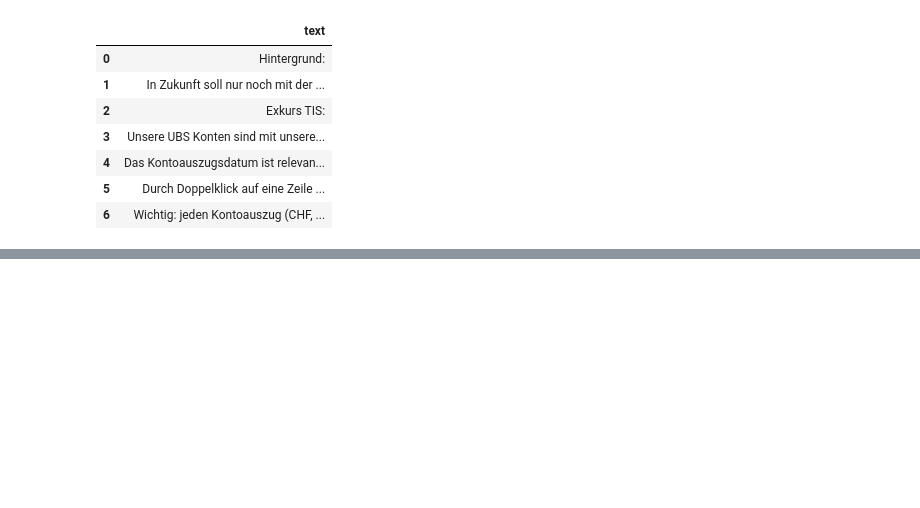
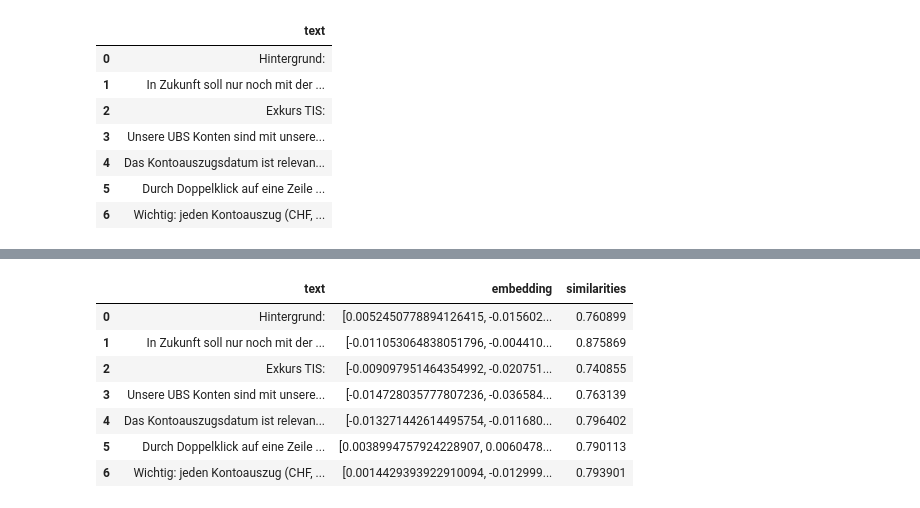
Before and after one commit to therealchrisbrown/word-embeddings, a Jupyter notebook: word-embeddings.ipynb, the cells around one changed output, grey strips where cells are left out. Saved outputs shown, nothing was run; the diff lists cells and outputs as text; code cells hidden in the pictures; blank space fills up the shorter version.

Commit message:
final embeddings calculated

```diff
--- a/word-embeddings.ipynb
+++ b/word-embeddings.ipynb
@@ -189,3 +189,8 @@ endress_df
 # %%
 endress_df['embedding'] = endress_df['text'].apply(lambda x: get_embedding(x, engine='text-embedding-ada-002'))
 endress_df.to_csv('endress-embeddings.csv')
+# %%
+endress_search = input("Search docs of endress: ")
+# %%
+endress_search_vector = get_embedding(endress_search, engine='text-embedding-ada-002')
+endress_search_vector
@@ -191,0 +215,13 @@ endress_df.to_csv('endress-embeddings.csv')
+# %%
+endress_df["similarities"] = endress_df['embedding'].apply(lambda x: cosine_similarity(x, endress_search_vector))
+
+endress_df
+# %% [output]
+|  | text | embedding | similarities |
+| 0 | Hintergrund: | [0.0052450778894126415, -0.015602... | 0.760899 |
+| 1 | In Zukunft soll nur noch mit der ... | [-0.011053064838051796, -0.004410... | 0.875869 |
+| 2 | Exkurs TIS: | [-0.009097951464354992, -0.020751... | 0.740855 |
+| 3 | Unsere UBS Konten sind mit unsere... | [-0.014728035777807236, -0.036584... | 0.763139 |
+| 4 | Das Kontoauszugsdatum ist relevan... | [-0.013271442614495754, -0.011680... | 0.796402 |
+| 5 | Durch Doppelklick auf eine Zeile ... | [0.0038994757924228907, 0.0060478... | 0.790113 |
+| 6 | Wichtig: jeden Kontoauszug (CHF, ... | [0.0014429393922910094, -0.012999... | 0.793901 |
```
Also changed, not shown: parts of 2 cells of this notebook.
